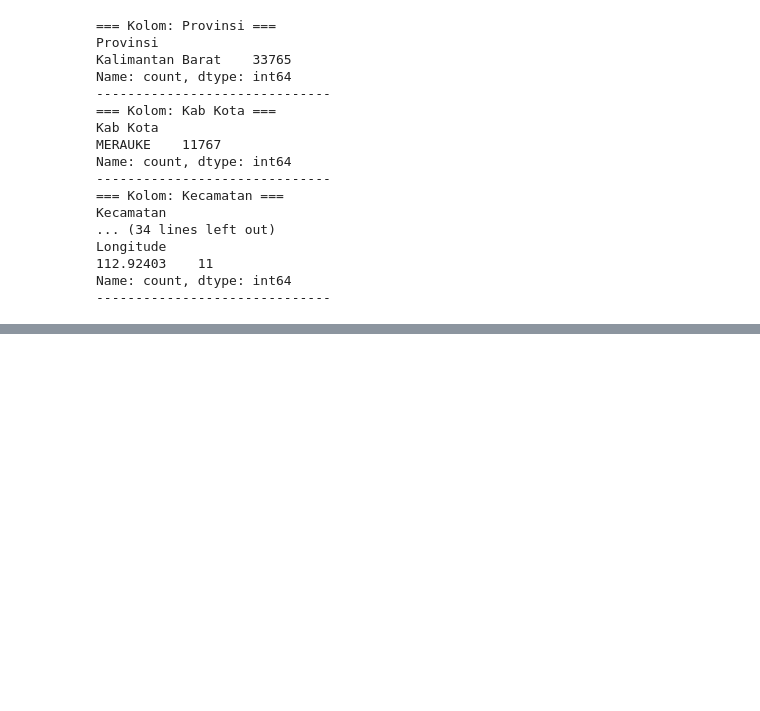
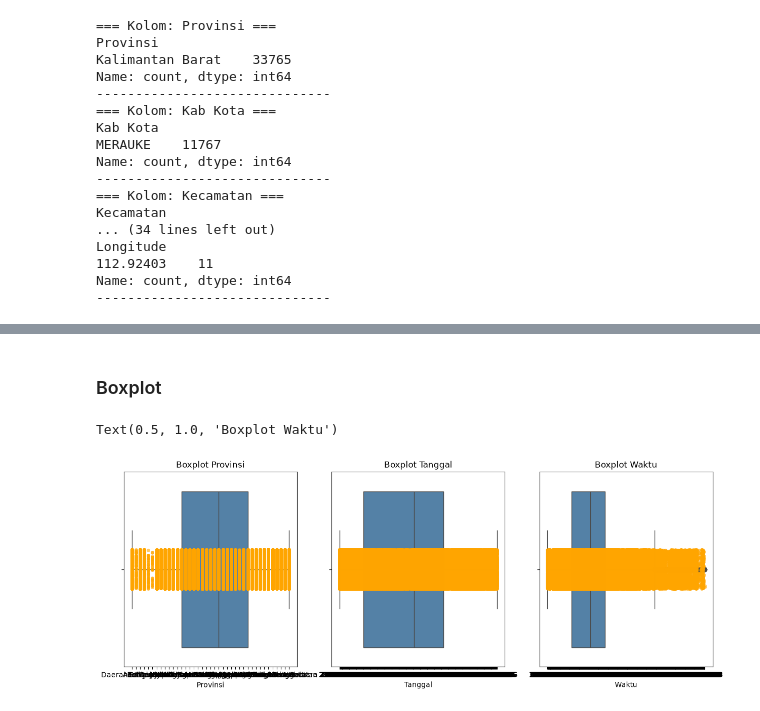
Before and after one commit to darrenwangsa/fbd2026, a Jupyter notebook: main.ipynb, the cells around one changed output, grey strips where cells are left out. Saved outputs shown, nothing was run; the diff lists cells and outputs as text; code cells hidden in the pictures; blank space fills up the shorter version.

```diff
--- a/main.ipynb
+++ b/main.ipynb
@@ -171,0 +225,19 @@ Name: count, dtype: int64
+# %% [markdown]
+<h3>Boxplot
+# %%
+fig, axes = plt.subplots(1, 3, figsize=(15, 5))
+
+sns.boxplot(x=df_combined['Provinsi'], ax=axes[0], color="steelblue")
+sns.stripplot(x=df_combined['Provinsi'], ax=axes[0], color="orange", alpha=0.6)
+axes[0].set_title("Boxplot Provinsi")
+
+sns.boxplot(x=df_combined['Tanggal'], ax=axes[1], color="steelblue")
+sns.stripplot(x=df_combined['Tanggal'], ax=axes[1], color="orange", alpha=0.6)
+axes[1].set_title("Boxplot Tanggal")
+
+sns.boxplot(x=df_combined['Waktu'], ax=axes[2], color="steelblue")
+sns.stripplot(x=df_combined['Waktu'], ax=axes[2], color="orange", alpha=0.6)
+axes[2].set_title("Boxplot Waktu")
+# %% [output]
+Text(0.5, 1.0, 'Boxplot Waktu')
+[figure, added]
```
Also changed, not shown: parts of 6 cells of this notebook.
